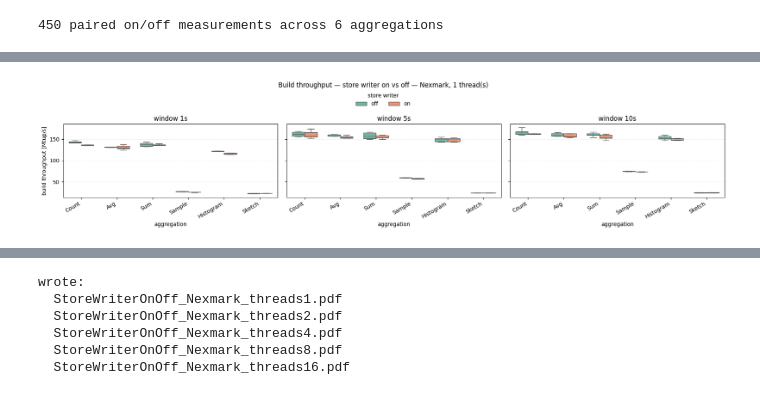
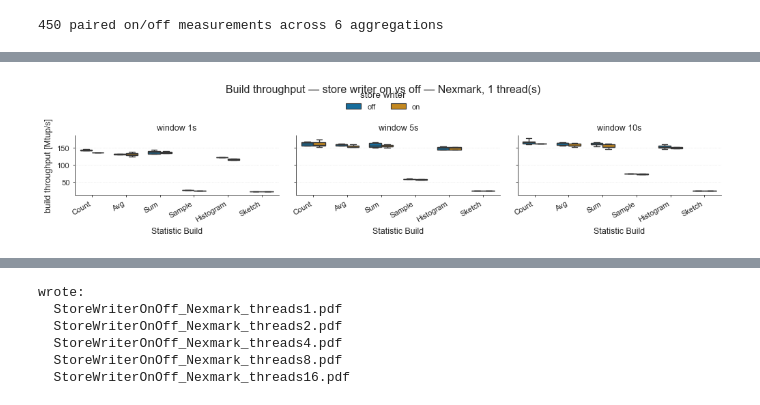
Before and after one commit to ESPAT-Orga/nebulastream-espat, a Jupyter notebook: scripts/benchmarking/statistic_build_probe/plots/StoreWriterOverhead.ipynb, the cells around one changed output, grey strips where cells are left out. Cells and saved outputs as stored; diff of their text form; code cells hidden in the pictures.

```diff
--- a/scripts/benchmarking/statistic_build_probe/plots/StoreWriterOverhead.ipynb
+++ b/scripts/benchmarking/statistic_build_probe/plots/StoreWriterOverhead.ipynb
@@ -142,27 +164,27 @@ def plot_overhead_bar(metric, ylabel, suffix):
                 continue
             fig_order = [a for a in AGG_ORDER if a in set(sub['aggregation'])]
             windows = sorted(sub['build_window_size_sec'].unique())
-            fig, axes = plt.subplots(1, len(windows), figsize=(5 * len(windows), 4), squeeze=False, sharey=True)
-            for ax, w in zip(axes[0], windows):
+            fig, axes = plt.subplots(1, len(windows), figsize=(PANEL_W * len(windows), PANEL_H), squeeze=False, sharey=True)
+            for c, (ax, w) in enumerate(zip(axes[0], windows)):
                 d = sub[sub['build_window_size_sec'] == w]
                 order = [a for a in AGG_ORDER if a in set(d['aggregation'])]
                 sns.barplot(data=d, x='memory_budget', y=metric, hue='aggregation',
-                            hue_order=order, errorbar=None, ax=ax, palette='Set2')
-                ax.axhline(0, color='gray', lw=0.8, ls='--')
+                            hue_order=order, errorbar=None, ax=ax, palette=PALETTE, width=0.7)
+                ax.axhline(0, color='0.45', lw=0.6, ls='--')
                 ax.set_title(f'window {w}s')
                 ax.set_xlabel('memory budget [B]')
-                ax.set_ylabel(ylabel)
-                ax.grid(True, axis='y', ls=':', lw=0.5, alpha=0.6)
+                ax.set_ylabel(ylabel if c == 0 else '')
+                style_axis(ax)
                 # Value on top of every bar; rotated so the many hue bars per budget don't collide.
                 for container in ax.containers:
-                    ax.bar_label(container, labels=[fmt_si(b.get_height()) for b in container], fontsize=6, padding=2, rotation=90)
+                    ax.bar_label(container, labels=[fmt_si(b.get_height()) for b in container], fontsize=5.5, padding=2, rotation=90)
             # Headroom for the rotated labels (shared y-axis, values can be negative).
             lo, hi = axes[0][0].get_ylim()
             axes[0][0].set_ylim(lo - (hi - lo) * 0.15, hi + (hi - lo) * 0.35)
             finalize_figure(fig, axes[0][0], f'Store-writer overhead — {dataset}, {threads} thread(s)',
-                            ncol=len(fig_order), legend_title='aggregation')
+                            ncol=len(fig_order), legend_title=X_LABEL)
             out = f'StoreWriterOverhead_{dataset}_threads{threads}{suffix}.pdf'
-            fig.savefig(out, bbox_inches='tight')
+            fig.savefig(out, dpi=300, bbox_inches='tight')
             written.append(out)
             plt.show()  # display inline (and, under nbconvert, embed the figure in the executed notebook)
     return written
@@ -204,38 +226,38 @@ wrote:
 # Raw build throughput WITH vs WITHOUT the store writer, hue = store_writer (on/off), per aggregation.
 # The gap between the 'off' and 'on' box for each aggregation is the store-writer overhead.
 df_ok = df.copy()
 df_ok['throughput_mtp_s'] = df_ok['tuplesPerSecond_listener'] / 1e6
 
 def plot_on_off(suffix=''):
     written = []
     for dataset in sorted(df_ok['dataset'].unique()):
         for threads in sorted(df_ok['numberOfWorkerThreads'].unique()):
             sub = df_ok[(df_ok['dataset'] == dataset) & (df_ok['numberOfWorkerThreads'] == threads)]
             if sub.empty:
                 continue
             windows = sorted(sub['build_window_size_sec'].unique())
-            fig, axes = plt.subplots(1, len(windows), figsize=(6 * len(windows), 4), squeeze=False, sharey=True)
-            for ax, w in zip(axes[0], windows):
+            fig, axes = plt.subplots(1, len(windows), figsize=(PANEL_W * len(windows), PANEL_H), squeeze=False, sharey=True)
+            for c, (ax, w) in enumerate(zip(axes[0], windows)):
                 d = sub[sub['build_window_size_sec'] == w]
                 order = [a for a in AGG_ORDER if a in set(d['aggregation'])]
                 sns.boxplot(data=d, x='aggregation', y='throughput_mtp_s', hue='store_writer',
-                            order=order, hue_order=['off', 'on'], ax=ax, fliersize=0, width=0.7, palette='Set2')
+                            order=order, hue_order=['off', 'on'], ax=ax, fliersize=0, width=0.7, palette=PALETTE)
                 ax.set_title(f'window {w}s')
-                ax.set_xlabel('aggregation')
-                ax.set_ylabel('build throughput [Mtup/s]')
+                ax.set_xlabel(X_LABEL)
+                ax.set_ylabel('build throughput [Mtup/s]' if c == 0 else '')
                 ax.set_xticklabels(agg_labels(order), rotation=30, ha='right')
-                ax.grid(True, axis='y', ls=':', lw=0.5, alpha=0.6)
+                style_axis(ax)
             finalize_figure(fig, axes[0][0], f'Build throughput — store writer on vs off — {dataset}, {threads} thread(s)',
                             ncol=2, legend_title='store writer')
             out = f'StoreWriterOnOff_{dataset}_threads{threads}{suffix}.pdf'
-            fig.savefig(out, bbox_inches='tight')
+            fig.savefig(out, dpi=300, bbox_inches='tight')
             written.append(out)
             plt.show()
     return written
 
 onoff_written = plot_on_off()
 print('wrote:')
 for w in onoff_written:
     print(' ', w)
 # %% [output]
-[figure, old version]
+[figure, new version]
```
Also changed, not shown: parts of 7 cells of this notebook, 11 other files.
